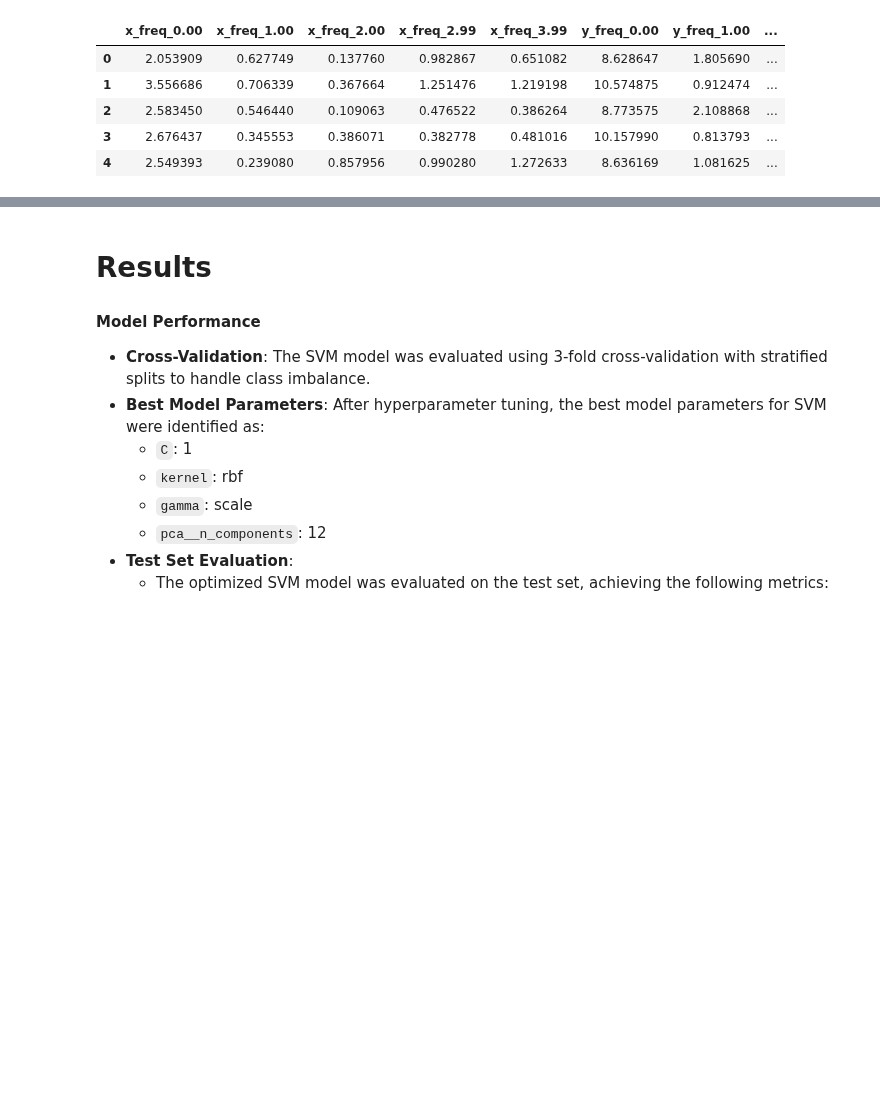
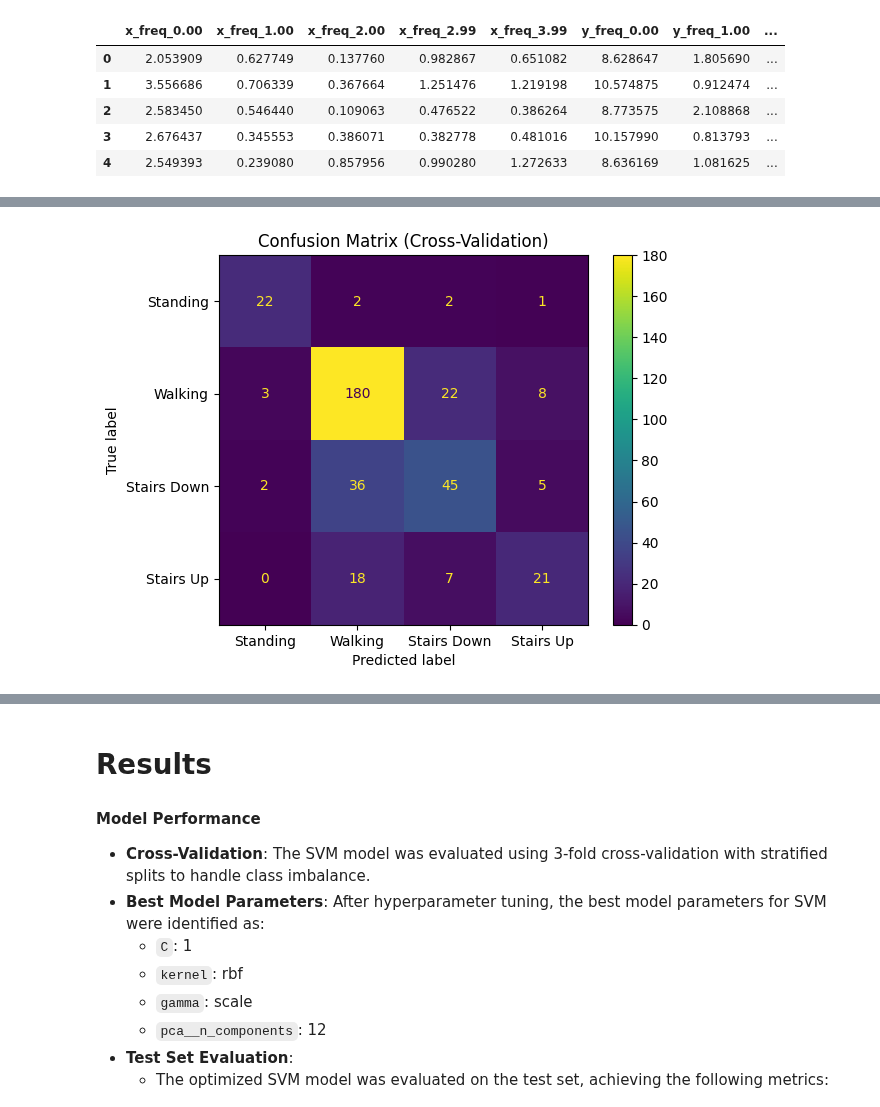
Before and after one commit to joaoffreis/HAR-using-smartphone-accelerometer-data, a Jupyter notebook: HAR_model.ipynb, the cells around one changed output, grey strips where cells are left out. Drawn from its saved outputs; the diff is of its cells as text; code cells hidden in the pictures; blank space fills up the shorter version.

```diff
--- a/HAR_model.ipynb
+++ b/HAR_model.ipynb
@@ -350,8 +353,8 @@ Y_train = ml_df['label']
 # %% [markdown]
 Applying some raw ML models to the data and evaluating the results.
 # %%
-# Set the random seed
-random_seed = 1
+random_seed = 1  # Set the random seed
+splits = 4  # Set number of dataset splits for the StratifiedKFold
 
 # Handling class imbalance by calculating class weights based on the overall distribution
 classes = np.unique(Y_train)
@@ -362,7 +365,7 @@ class_weight_dict = {classes[i]: class_weights[i] for i in range(len(classes))}
 models = {
     'RandomForest': RandomForestClassifier(class_weight=class_weight_dict, random_state=random_seed),
     'DecisionTree': DecisionTreeClassifier(class_weight=class_weight_dict, random_state=random_seed),
-    'KNeighbors': KNeighborsClassifier(),
+    'KNeighbors': KNeighborsClassifier(),  # KNeighbors doesn't support class_weight, so no change here
     'LogisticRegression': LogisticRegression(max_iter=1000, class_weight='balanced', random_state=random_seed),
     'SVM': SVC(class_weight='balanced', random_state=random_seed)
 }
@@ -371,7 +374,7 @@ models = {
 cv_results = {}
 
 # Use StratifiedKFold to handle class imbalance during cross-validation
-skf = StratifiedKFold(n_splits=3, shuffle=True, random_state=random_seed) # Creating just 3 folds since the data is less extensive than a regular ML problem.
+skf = StratifiedKFold(n_splits=splits, shuffle=True, random_state=random_seed)
 
 # Defining scoring metrics
 scoring_metrics = {
@@ -383,11 +386,13 @@ scoring_metrics = {
 
 # Evaluating each model using cross-validation
 for model_name, model in models.items():
-    # Creating a pipeline to standardize the data and train the model
-    pipeline = Pipeline([
-        ('scaler', StandardScaler()), # Standardizing the features
+    # Creating a pipeline to handle SMOTE, standardize the data, and train the model
+    pipeline = ImbPipeline([
+        ('smote', SMOTE(random_state=random_seed)),  # Apply SMOTE to handle class imbalance
+        ('scaler', StandardScaler()),  # Standardizing the features
         ('classifier', model)
     ])
+
     try:
         # Performing cross-validation with multiple metrics
         cv_results_dict = cross_validate(
@@ -395,13 +400,13 @@ for model_name, model in models.items():
         )
         # Summarizing the results
         summary = {metric: np.mean(cv_results_dict[f'test_{metric}']) for metric in scoring_metrics.keys()}
-        summary['std_f1'] = np.std(cv_results_dict['test_f1_score'])
+        summary['std_f1'] = np.std(cv_results_dict['test_f1_score'])  # Standard deviation for F1 score
         cv_results[model_name] = summary
     except ValueError as e:
         print(f'Error with {model_name}: {e}')
 
 # Summarizing the results in a DataFrame
-cv_results_df = pd.DataFrame(cv_results).T # Transposing for better readability
+cv_results_df = pd.DataFrame(cv_results).T  # Transposing for better readability
 print('\nCross-Validation Results:\n')
 print(cv_results_df.sort_values(by='f1_score', ascending=False))
 # %% [output]
@@ -523,0 +535,16 @@ Best Accuracy: 0.7299354838709678
+# %%
+# Mapping for activity labels
+activity_labels = ['Standing', 'Walking', 'Stairs Down', 'Stairs Up']
+
+# Use cross-validated predictions on the training set with the best RandomForest model
+Y_pred_cv = cross_val_predict(best_rf_model, X_train, Y_train, cv=cv)
+
+# Compute the confusion matrix
+cm = confusion_matrix(Y_train, Y_pred_cv)
+
+# Display the confusion matrix with activity names
+ConfusionMatrixDisplay(confusion_matrix=cm, display_labels=activity_labels).plot()
+plt.title("Confusion Matrix (Cross-Validation)")
+plt.show()
+# %% [output]
+[figure, added]
```
Also changed, not shown: parts of 7 cells of this notebook.
